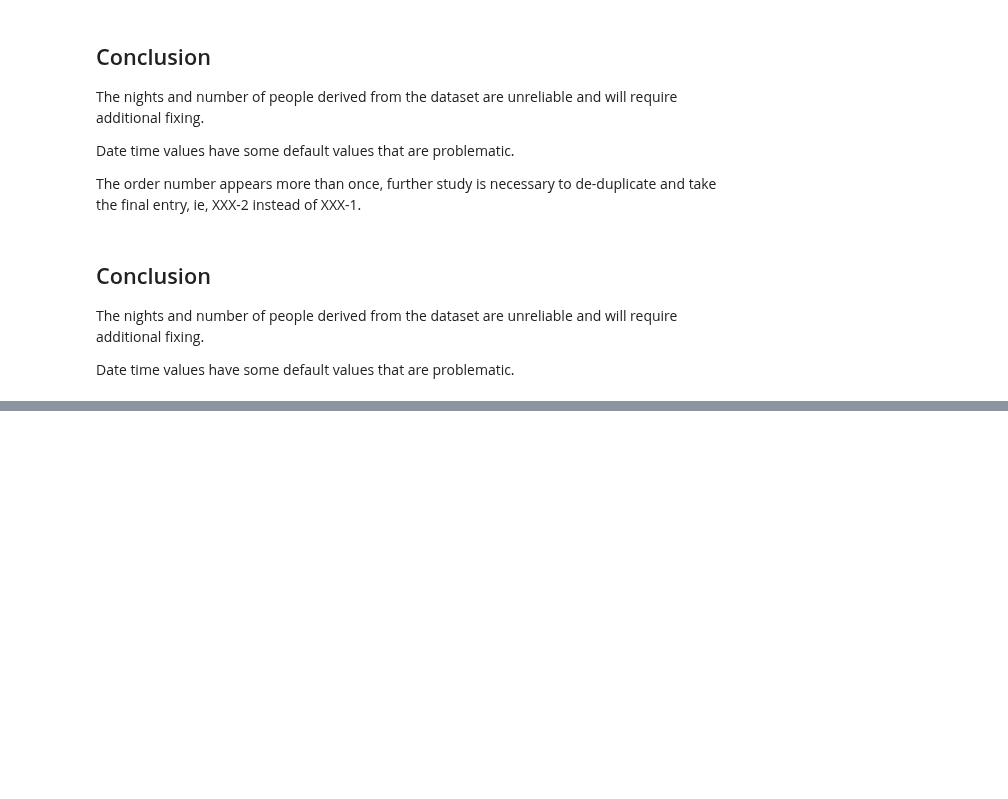
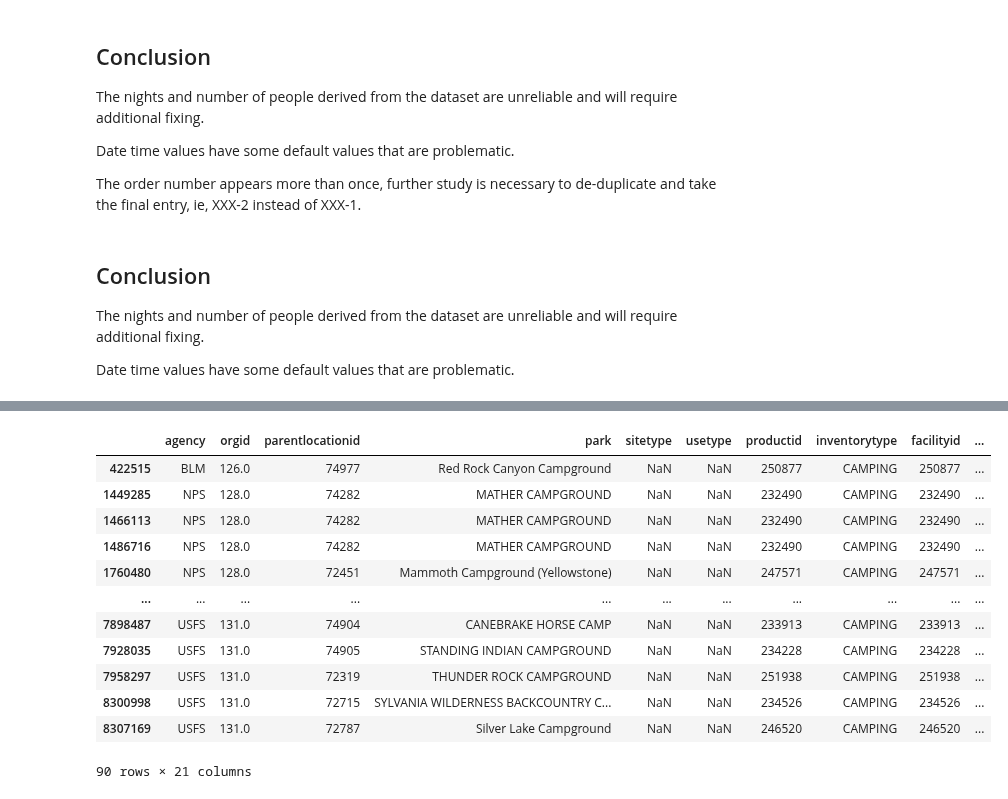
Before and after one commit to burgwyn/DATA602, a Jupyter notebook: Reservations.ipynb, the cells around one changed output, grey strips where cells are left out. Drawn from its saved outputs; the diff is of its cells as text; code cells hidden in the pictures; blank space fills up the shorter version.

Commit message:
Add datediff

```diff
--- a/Reservations.ipynb
+++ b/Reservations.ipynb
@@ -452,0 +475,2 @@ Date time values have some default values that are problematic.
+# %%
+dfALS['datediff'] = (dfALS.enddate - dfALS.startdate).dt.days
@@ -452,0 +503,16 @@ Date time values have some default values that are problematic.
+# %%
+dfALS[dfALS['cleannights'] != dfALS['datediff']]
+# %% [output]
+|  | agency | orgid | parentlocationid | park | sitetype | usetype | productid | inventorytype | facilityid | ... |
+| 422515 | BLM | 126.0 | 74977 | Red Rock Canyon Campground | NaN | NaN | 250877 | CAMPING | 250877 | ... |
+| 1449285 | NPS | 128.0 | 74282 | MATHER CAMPGROUND | NaN | NaN | 232490 | CAMPING | 232490 | ... |
+| 1466113 | NPS | 128.0 | 74282 | MATHER CAMPGROUND | NaN | NaN | 232490 | CAMPING | 232490 | ... |
+| 1486716 | NPS | 128.0 | 74282 | MATHER CAMPGROUND | NaN | NaN | 232490 | CAMPING | 232490 | ... |
+| 1760480 | NPS | 128.0 | 72451 | Mammoth Campground (Yellowstone) | NaN | NaN | 247571 | CAMPING | 247571 | ... |
+| ... | ... | ... | ... | ... | ... | ... | ... | ... | ... | ... |
+| 7898487 | USFS | 131.0 | 74904 | CANEBRAKE HORSE CAMP | NaN | NaN | 233913 | CAMPING | 233913 | ... |
+| 7928035 | USFS | 131.0 | 74905 | STANDING INDIAN CAMPGROUND | NaN | NaN | 234228 | CAMPING | 234228 | ... |
+| 7958297 | USFS | 131.0 | 72319 | THUNDER ROCK CAMPGROUND | NaN | NaN | 251938 | CAMPING | 251938 | ... |
+| 8300998 | USFS | 131.0 | 72715 | SYLVANIA WILDERNESS BACKCOUNTRY C... | NaN | NaN | 234526 | CAMPING | 234526 | ... |
+| 8307169 | USFS | 131.0 | 72787 | Silver Lake Campground | NaN | NaN | 246520 | CAMPING | 246520 | ... |
+90 rows × 21 columns
```
Also changed, not shown: parts of 4 cells of this notebook.
